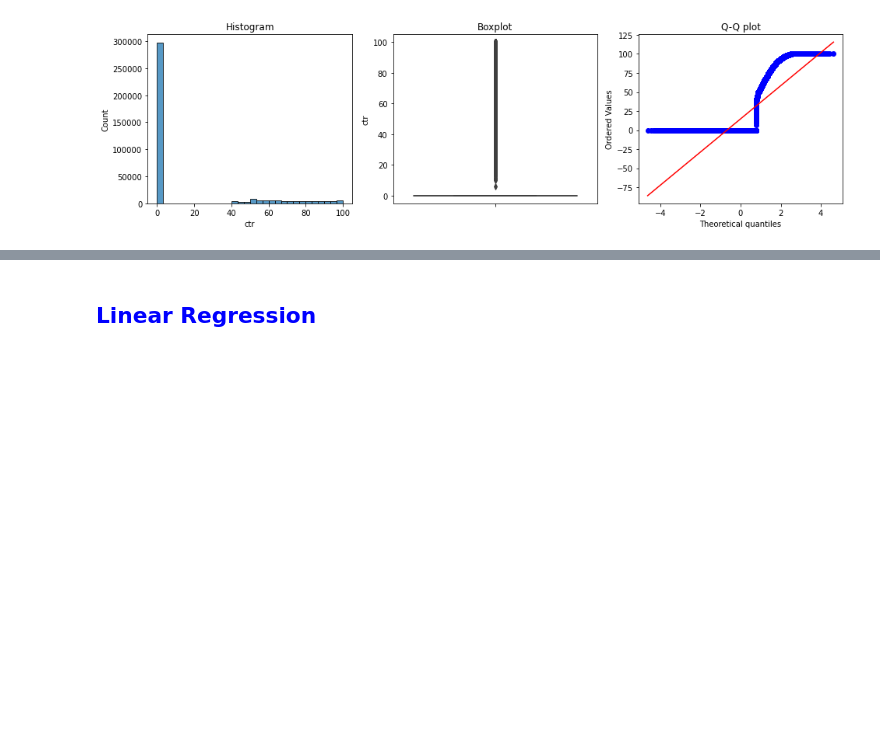
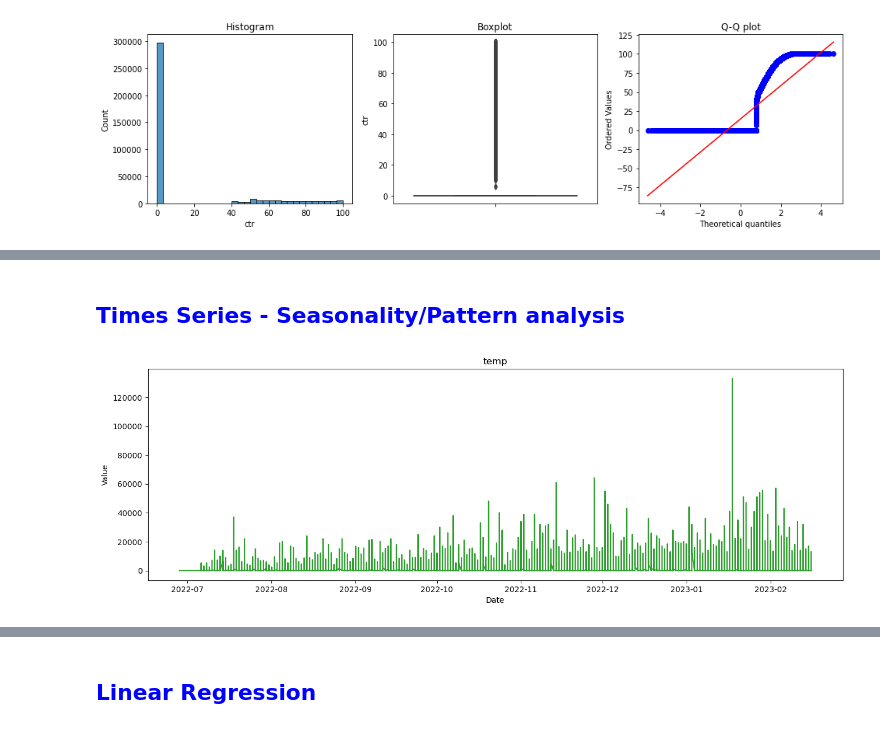
Before and after one commit to kyseshim/UTAContest2023, a Jupyter notebook: UTAContest2023_UTD_Passion.ipynb, the cells around one changed output, grey strips where cells are left out. Saved outputs shown, nothing was run; the diff lists cells and outputs as text; code cells hidden in the pictures; blank space fills up the shorter version.

Commit message:
Update(Time Series)

```diff
--- a/UTAContest2023_UTD_Passion.ipynb
+++ b/UTAContest2023_UTD_Passion.ipynb
@@ -593,3 +593,19 @@ df.describe()
 | 50% | 3.000000 | 534.000000 | 18.000000 | 53.000000 | 7.000000 | 214.000000 | 0.000000 | ... |
 | 75% | 4.000000 | 876.000000 | 28.000000 | 72.000000 | 28.000000 | 2950.000000 | 0.000000 | ... |
 | max | 5.000000 | 1018.000000 | 31.000000 | 91.000000 | 183.000000 | 411247.000000 | 277500.000000 | ... |
+# %% [markdown]
+## <font color = 'blue'>**Times Series - Seasonality/Pattern analysis**
+# %%
+def plot_df(df, x, y, title="", xlabel='Date', ylabel='Value', dpi=100):
+    plt.figure(figsize=(16,5), dpi=dpi)
+    plt.plot(x, y, color='tab:green')
+    plt.gca().set(title=title, xlabel=xlabel, ylabel=ylabel)
+    plt.show()
+
+temp = df[["Date", "cpm", "cpc", "ctr"]]
+
+temp['Date'] =  pd.to_datetime(temp['Date'])
+temp = temp.sort_values(by='Date')
+plot_df(temp, x=temp["Date"], y=temp["cpm"], title='temp')
+# %% [output]
+[figure, added]
```
Also changed, not shown: parts of 3 cells of this notebook.
